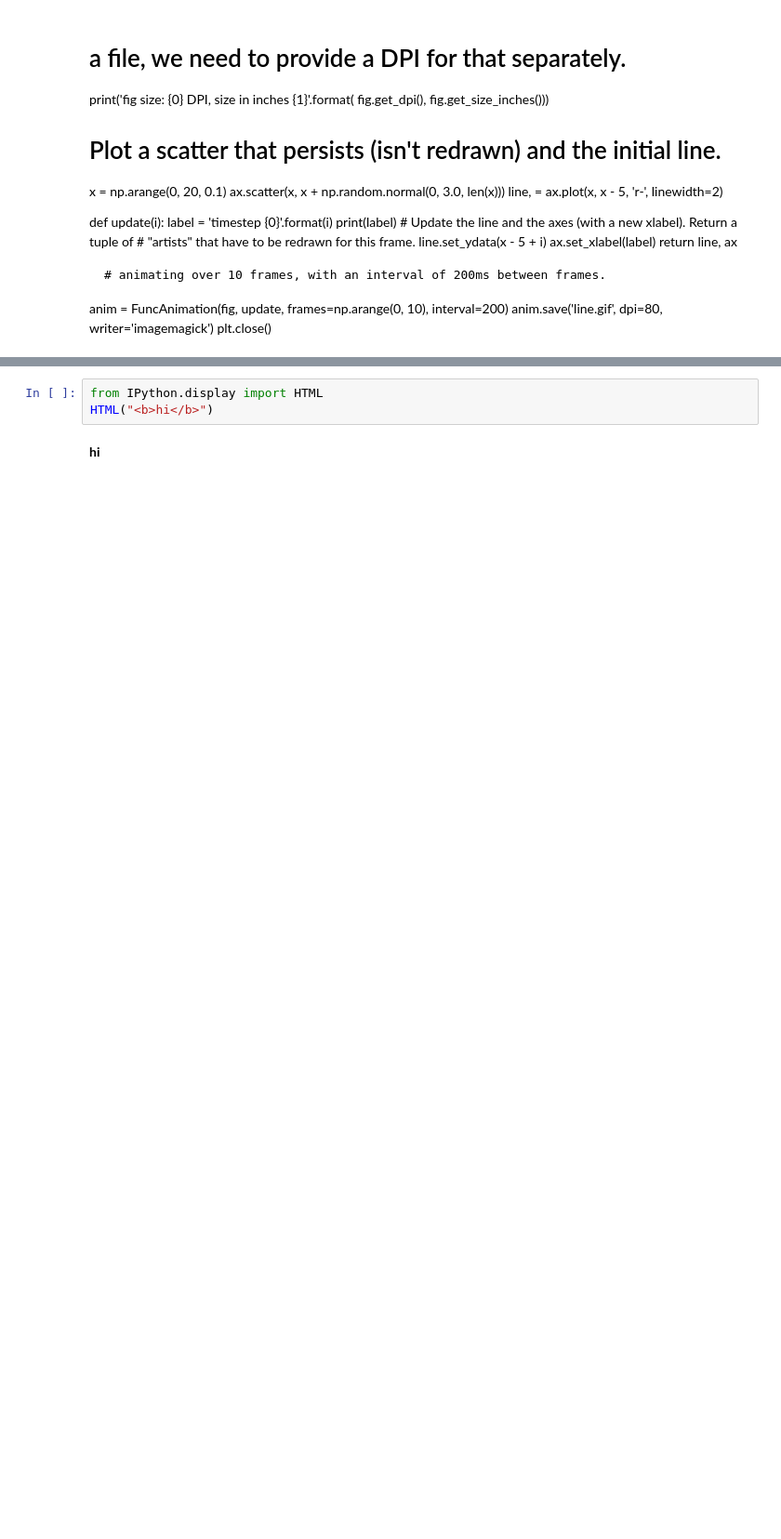
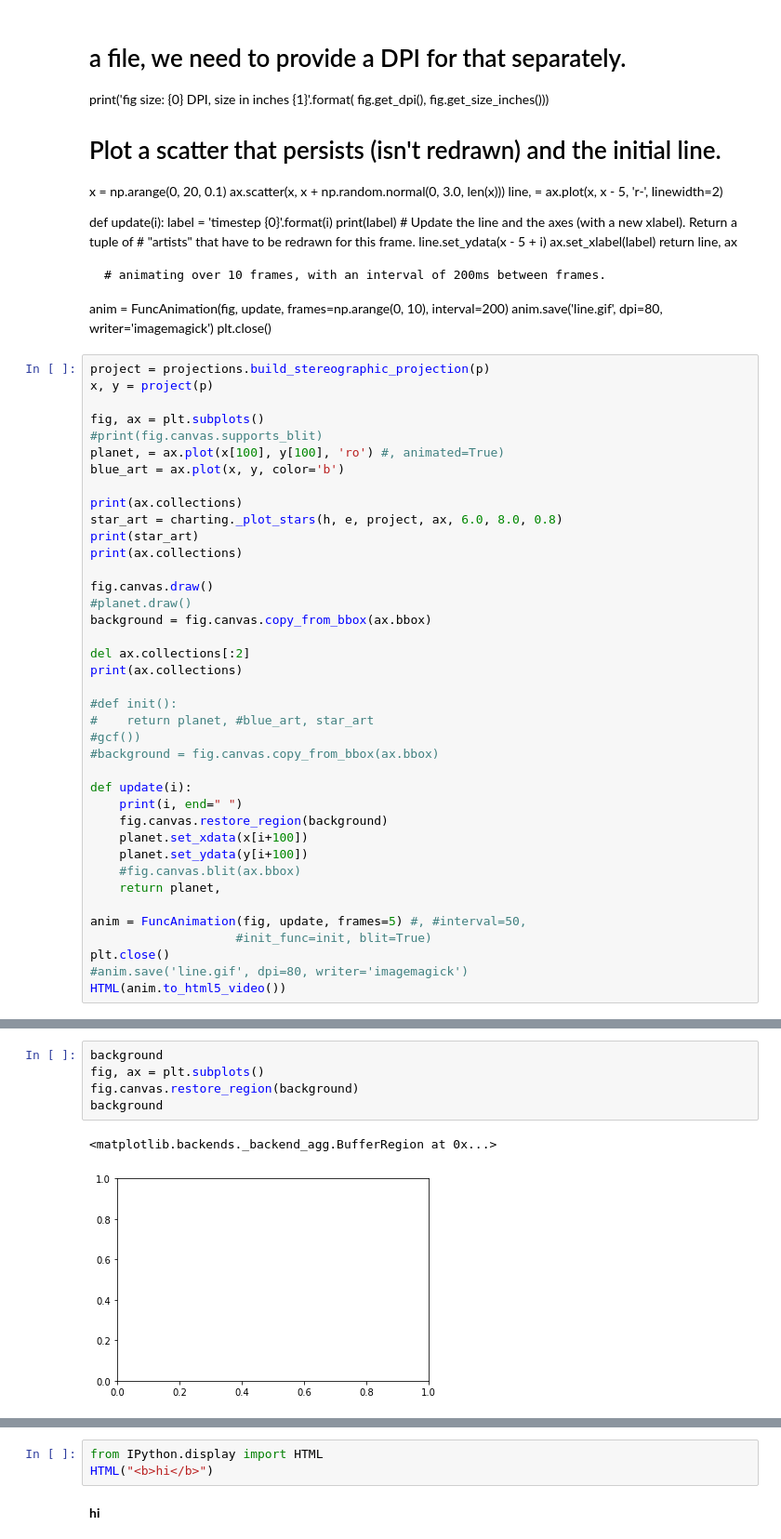
Before and after one commit to skyfielders/astronomy-notebooks, a Jupyter notebook: Stars.ipynb, the cells around one changed output, grey strips where cells are left out. Shown at 93% size. Saved outputs shown, nothing was run; the diff lists cells and outputs as text; blank space fills up the shorter version.

Commit message:
Work on trying to animate a star chart

```diff
--- a/Stars.ipynb
+++ b/Stars.ipynb
@@ -75,3 +74,42 @@ def update(i):
 anim = FuncAnimation(fig, update, frames=np.arange(0, 10), interval=200)
 anim.save('line.gif', dpi=80, writer='imagemagick')
 plt.close()
+# %%
+project = projections.build_stereographic_projection(p)
+x, y = project(p)
+
+fig, ax = plt.subplots()
+#print(fig.canvas.supports_blit)
+planet, = ax.plot(x[100], y[100], 'ro') #, animated=True)
+blue_art = ax.plot(x, y, color='b')
+
+print(ax.collections)
+star_art = charting._plot_stars(h, e, project, ax, 6.0, 8.0, 0.8)
+print(star_art)
+print(ax.collections)
+
+fig.canvas.draw()
+#planet.draw()
+background = fig.canvas.copy_from_bbox(ax.bbox)
+
+del ax.collections[:2]
+print(ax.collections)
+
+#def init():
+#    return planet, #blue_art, star_art
+#gcf())
+#background = fig.canvas.copy_from_bbox(ax.bbox)
+
+def update(i):
+    print(i, end=" ")
+    fig.canvas.restore_region(background)
+    planet.set_xdata(x[i+100])
+    planet.set_ydata(y[i+100])
+    #fig.canvas.blit(ax.bbox)
+    return planet,
+
+anim = FuncAnimation(fig, update, frames=5) #, #interval=50,
+                    #init_func=init, blit=True)
+plt.close()
+#anim.save('line.gif', dpi=80, writer='imagemagick')
+HTML(anim.to_html5_video())
@@ -78,2 +127,10 @@ plt.close()
+# %%
+background
+fig, ax = plt.subplots()
+fig.canvas.restore_region(background)
+background
+# %% [output]
+<matplotlib.backends._backend_agg.BufferRegion at 0x...>
+[figure, added]
 # %%
 fig, ax = plt.subplots()
```
Also changed, not shown: parts of 10 cells of this notebook.
